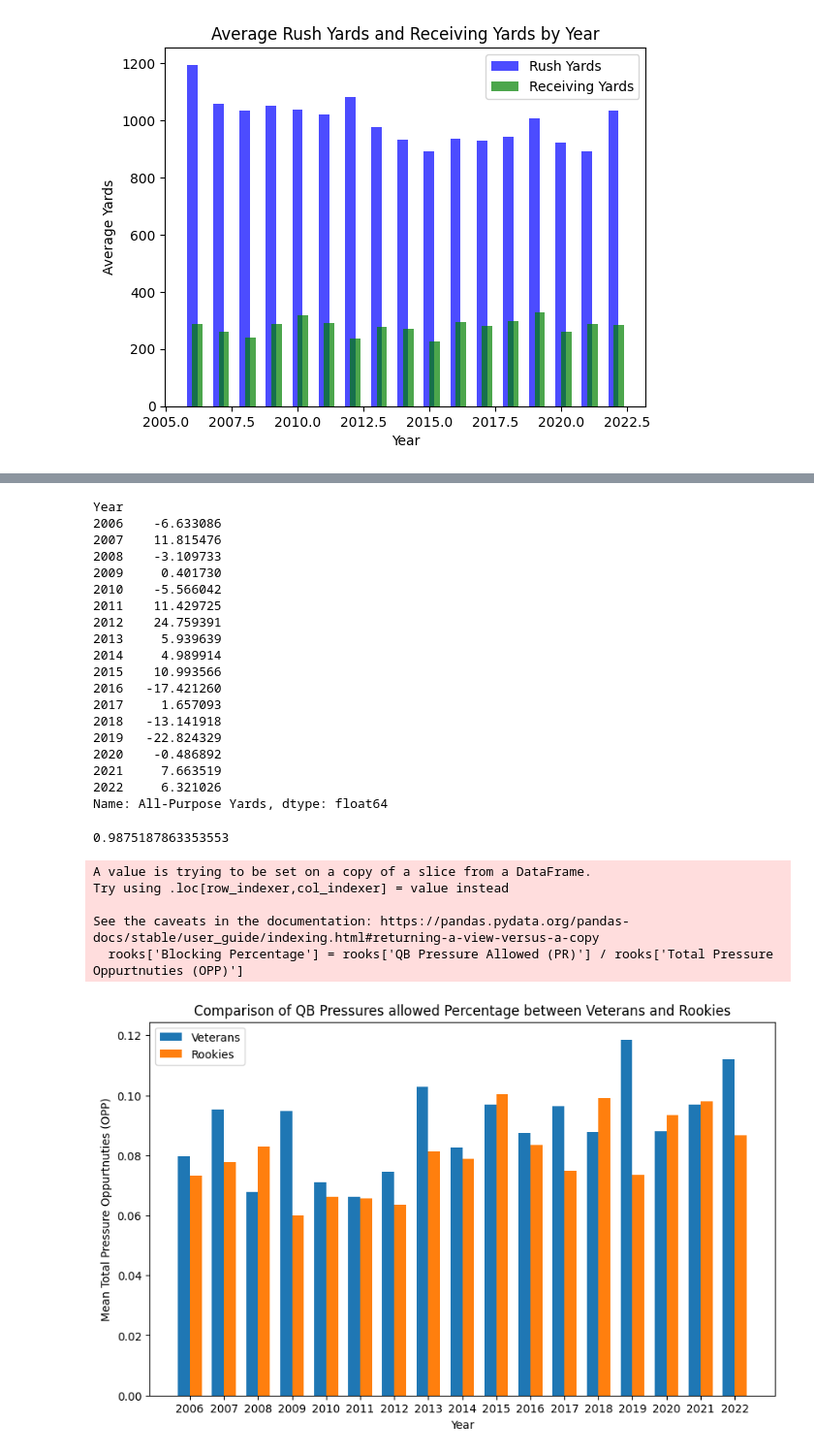
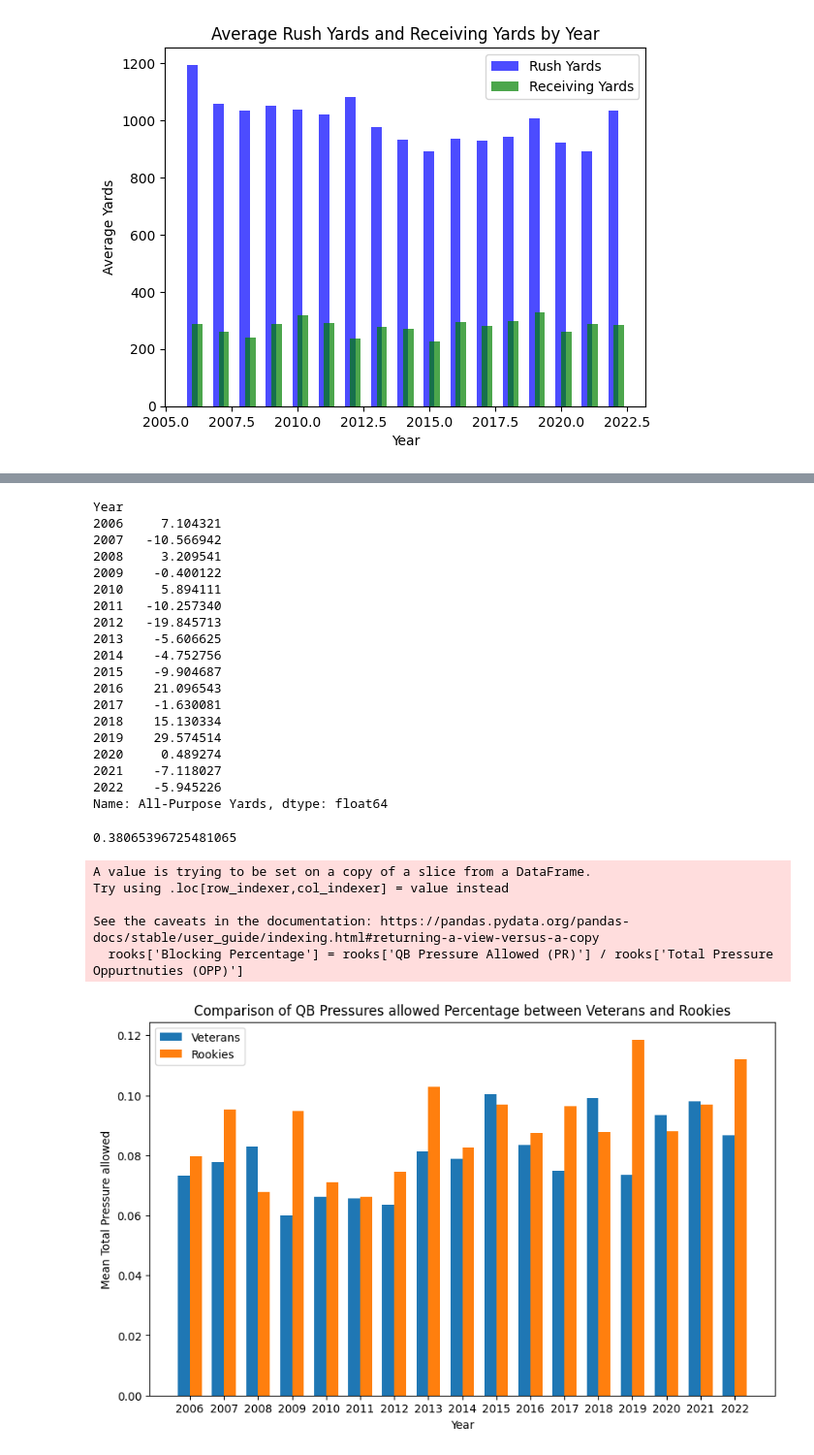
Before and after one commit to nick-smith-87/NFL_Momentum_Research, a Jupyter notebook: Running Backs/Week of 10-9.ipynb, the cells around one changed output, grey strips where cells are left out. Shown at 97% size. Cells and saved outputs as stored; diff of their text form; code cells hidden in the pictures.

```diff
--- a/Running Backs/Week of 10-9.ipynb
+++ b/Running Backs/Week of 10-9.ipynb
@@ -27,7 +27,7 @@ df = df[df['AAV Adjusted'] != -1]
 df = df[df["Games Played"] > 8]
 # %%
 #Get nonrookie contract players who played at least half the season
-vets = df[df["Rookie Contract (Y/N)"] == "Y"]
+vets = df[df["Rookie Contract (Y/N)"] == "N"]
 vets = vets[vets["Games Played"] > 8]
 vets
 # %% [output]
@@ -83,7 +83,7 @@ plt.show()
 # %% [output]
 [figure]
 # %%
-rooks = df[df["Rookie Contract (Y/N)"] == "N"]
+rooks = df[df["Rookie Contract (Y/N)"] == "Y"]
 
 r_rush = rooks.groupby('Year')['Rush Yards'].mean()
 r_rec = rooks.groupby('Year')['Recieving Yards'].mean()
@@ -138,28 +138,28 @@ percentage_difference = ((r_apy - v_apy) / v_apy) * 100
 percentage_difference
 # %% [output]
 Year
-2006    -6.633086
-2007    11.815476
-2008    -3.109733
-2009     0.401730
-2010    -5.566042
-2011    11.429725
-2012    24.759391
-2013     5.939639
-2014     4.989914
-2015    10.993566
-2016   -17.421260
-2017     1.657093
-2018   -13.141918
-2019   -22.824329
-2020    -0.486892
-2021     7.663519
-2022     6.321026
+2006     7.104321
+2007   -10.566942
+2008     3.209541
+2009    -0.400122
+2010     5.894111
+2011   -10.257340
+2012   -19.845713
+2013    -5.606625
+2014    -4.752756
+2015    -9.904687
+2016    21.096543
+2017    -1.630081
+2018    15.130334
+2019    29.574514
+2020     0.489274
+2021    -7.118027
+2022    -5.945226
 Name: All-Purpose Yards, dtype: float64
 # %%
 percentage_difference.mean()
 # %% [output]
-0.9875187863353553
+0.38065396725481065
 # %%
 vets['Blocking Percentage'] = vets['QB Pressure Allowed (PR)'] / vets['Total Pressure Oppurtnuties (OPP)']
 rooks['Blocking Percentage'] = rooks['QB Pressure Allowed (PR)'] / rooks['Total Pressure Oppurtnuties (OPP)']
@@ -175,18 +175,18 @@ r_Block = rooks.groupby('Year')['Blocking Percentage'].mean()
 # %%
 fig, ax = plt.subplots(figsize=(10, 6))
 
 bar_width = 0.35
 index = v_Block.index
 bar1 = ax.bar(index, v_Block, bar_width, label='Veterans')
 bar2 = ax.bar(index + bar_width, r_Block, bar_width, label='Rookies')
 
 ax.set_xlabel('Year')
-ax.set_ylabel('Mean Total Pressure Oppurtnuties (OPP)')
+ax.set_ylabel('Mean Total Pressure allowed')
 ax.set_title('Comparison of QB Pressures allowed Percentage between Veterans and Rookies')
 ax.set_xticks(index + bar_width / 2)
 ax.set_xticklabels(index)
 ax.legend()
 
 plt.show()
 # %% [output]
-[figure, old version]
+[figure, new version]
```
Also changed, not shown: parts of 6 cells of this notebook, 1 other file.
